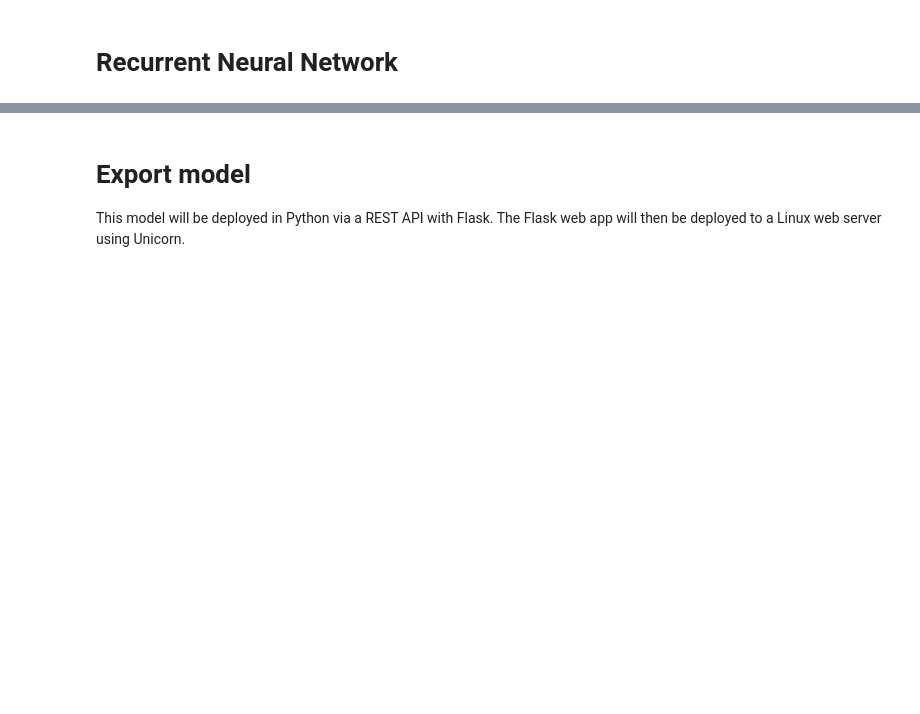
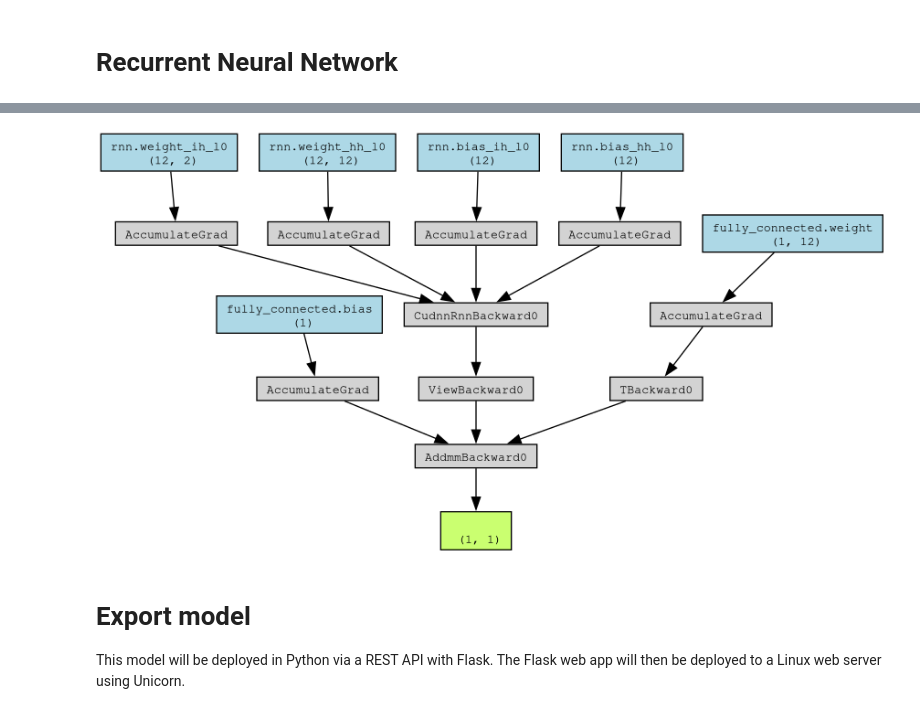
Before and after one commit to TahlonBrahic/Green-Tea-Sensory-Evaluation-With-GANs, a Jupyter notebook: source/main.ipynb, the cells around one changed output, grey strips where cells are left out. Drawn from its saved outputs; the diff is of its cells as text; code cells hidden in the pictures; blank space fills up the shorter version.

```diff
--- a/source/main.ipynb
+++ b/source/main.ipynb
@@ -916,3 +975,26 @@ plt.ylim((2.5,4.5))
+# %%
+from torchviz import make_dot
+
+# Set model to evaluation mode and set it to current device
+Model_RNN.eval().to(device)
+
+# Create a dummy input tensor that matches the model's expected input dimensions
+dummy_input = torch.randn(1, 1, 2).to(device)
+
+# Perform a forward pass through the model with dummy input to get the output
+output, _ = Model_RNN(dummy_input.to(device))
+
+# Generate the visualization using the output tensor
+dot = make_dot(output, params=dict(Model_RNN.named_parameters()))
+
+# Render and save the visualization to a file
+dot.render("RNNModelVisualization", format="png")
+
+from IPython.display import Image
+
+Image('RNNModelVisualization.png')
+# %% [output]
+[figure, added]
 # %% [markdown]
 # Export model
 
```
Also changed, not shown: parts of 44 cells of this notebook.
